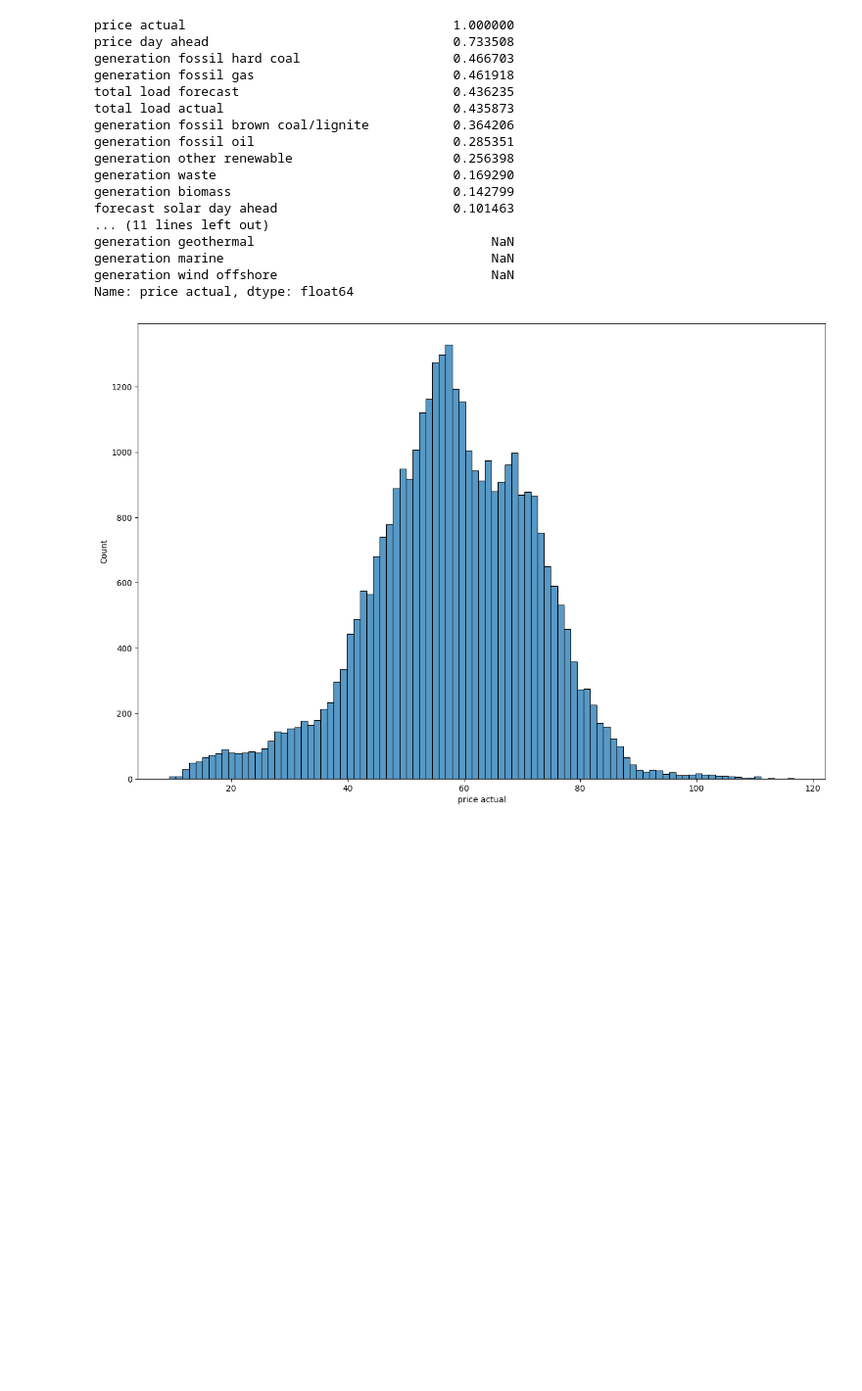
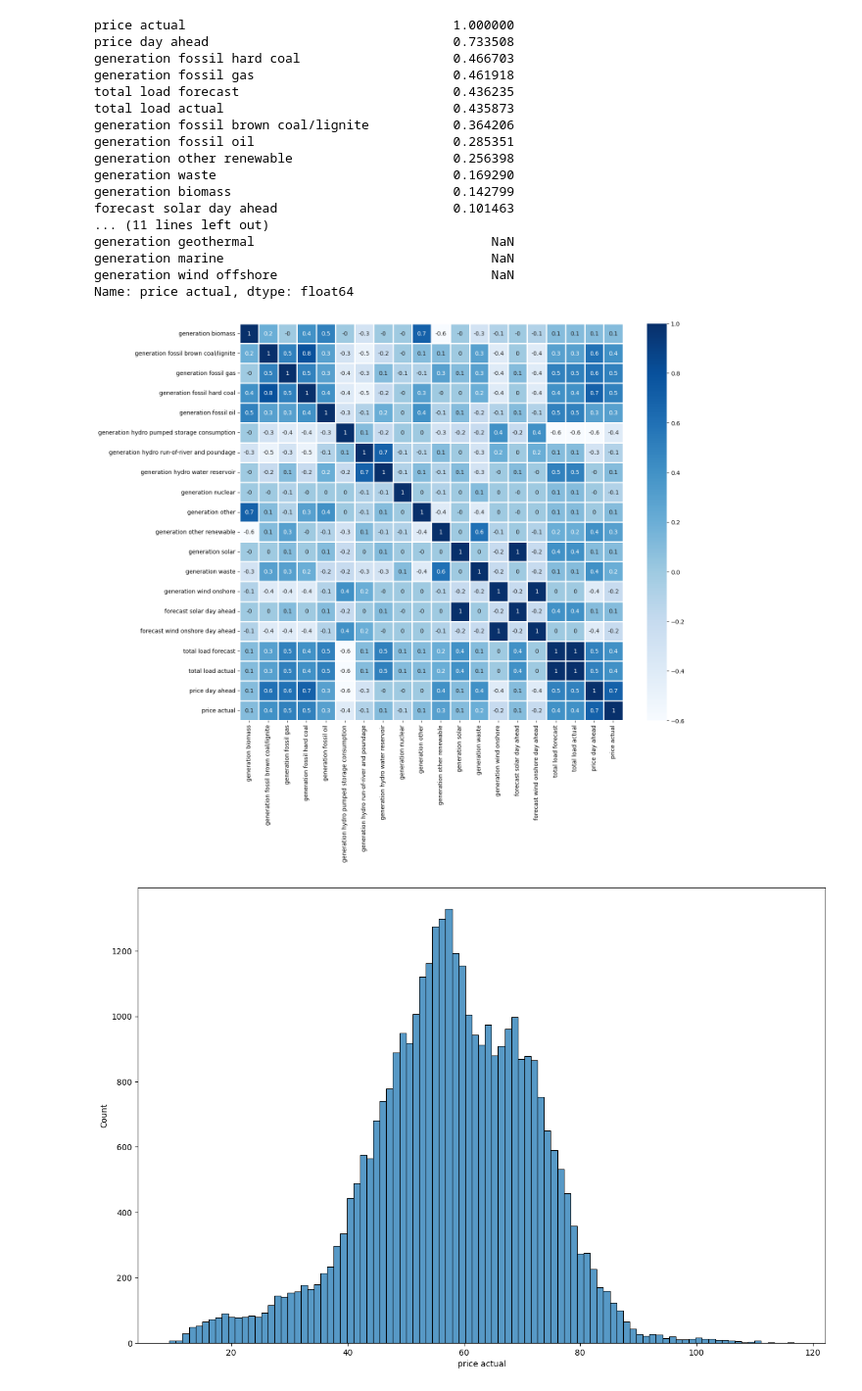
Before and after one commit to Aniketp705/Linear-Regression-project, a Jupyter notebook: Price_Prediction.ipynb, the cells around one changed output. Shown: that part at 98% size. Drawn from its saved outputs; the diff is of its cells as text; code cells hidden in the pictures; blank space fills up the shorter version.

```diff
--- a/Price_Prediction.ipynb
+++ b/Price_Prediction.ipynb
@@ -225,6 +225,15 @@ null_values= ['generation marine',
                  'generation wind offshore',
                  'generation fossil oil shale',
                  'generation fossil coal-derived gas']
+# %%
+heat_map_features = energy_data.drop(null_values, axis=1)
+# %%
+plt.figure(figsize=(15,12.5))
+sns.heatmap(round(heat_map_features.corr(),1),annot=True,
+            cmap='Blues',linewidth=0.9)
+plt.show();
+# %% [output]
+[figure, added]
 # %%
 heat_map = energy_data.drop(null_values, axis=1)
 # %%
```
Also changed, not shown: parts of 15 cells of this notebook.
